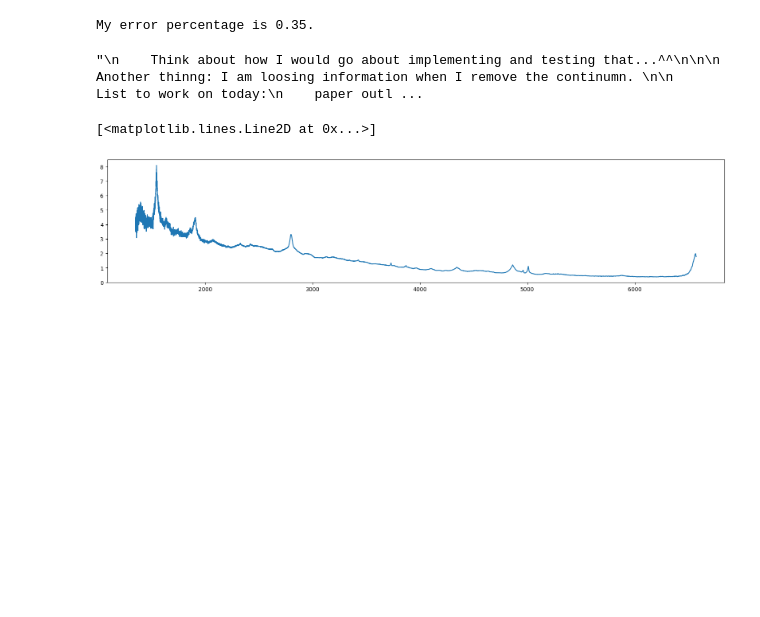
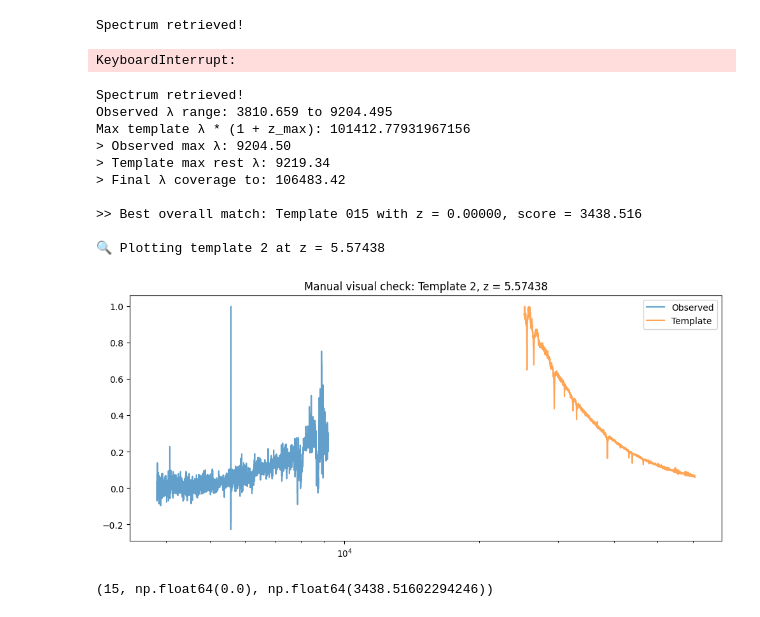
Before and after one commit to ripRoot/Redshift, a Jupyter notebook: redshift_notebooks/redshift_cross_correlation_simulation.ipynb, the cells around one changed output. Drawn from its saved outputs; the diff is of its cells as text; code cells hidden in the pictures; blank space fills up the shorter version.

Commit message:
ugh. Things.

```diff
--- a/redshift_notebooks/redshift_cross_correlation_simulation.ipynb
+++ b/redshift_notebooks/redshift_cross_correlation_simulation.ipynb
@@ -12,2 +7,4 @@ from astroquery.sdss import SDSS
+# %%
+template_spectra = crs.get_all_template_spectra()
 # %%
 flux, wavelength = crs.get_spectrum()
@@ -54,54 +15,22 @@ Iteration 4: best_shift=2899, best_z=0.13562, max_corr=3024.302
-# %%
-print(f"My error percentage is {np.abs((z - 0.136087) / 0.136087 * 100):.2f}.")
-# %% [output]
-My error percentage is 0.35.
-# %%
-# Real redshift of this spectrum is 0.136087
-# Found that my amplitude was messing up the cross correlation... let's try a fix before I go home
-# LOOK AT FIND AMPS LATER. ONLY A TEMPORARY FIX. REALLY BAD. FIND BETTER SOLUTION LATER! AHHHHHH!
-#ALso make it so I can download more than 1 spectrum in my data folder.
-
-
-# Think about it w/o knowing the rest lines.
-# another layer of complexity:
-# Now figure out what the rest wavelengths are, associated with any given set at a particular rest wavelength there
-# Templates
-# Loop over a set of templates + finding best redshift + combination of best template and best redshift
-
-'''
-    Think about how I would go about implementing and testing that...^^
-
-
-    Another thinng: I am loosing information when I remove the continumn.
-
-    List to work on today:
-    paper outline (jk i'll do it tomorrow)
-    easiest thing seems like looking into grabing those template spectrums.. going through them and grabing each one and correlating it! seems easy enough...
-
-    Refresh on ideal black bodies and how tempature affects the spectrum..
-'''
-# %% [output]
-"\n    Think about how I would go about implementing and testing that...^^\n\n\n    Another thinng: I am loosing information when I remove the continumn. \n\n    List to work on today:\n    paper outl ...
-# %%
-hdul = fits.open('../data/spDR2-032.fit')
-data = hdul[0].data  # shape (4, Npix)
-header = hdul[0].header
-
-# Extract flux: first row is the raw spectrum
-flux = data[0]
-
-# Extract log-wavelength coefficients from header
-coeff0 = header['COEFF0']  # e.g., log10(lambda_0)
-coeff1 = header['COEFF1']  # e.g., log10 step per pixel
-
-npix = flux.size
-pixel_indices = np.arange(npix)
-loglam = coeff0 + coeff1 * pixel_indices
-wavelength = 10 ** loglam
-
-# Plot
-plt.figure(figsize=(20,4))
-plt.plot(wavelength, flux)
-# %% [output]
-[<matplotlib.lines.Line2D at 0x...>]
-[figure, removed]
+# %%
+flux, wavelength = crs.get_spectrum(plate=266, mjd=51602, fiberID=9)
+mrc.redshift_estimate_for_z(wavelength, flux, template_spectra)
+# %% [output]
+Spectrum retrieved!
+KeyboardInterrupt:
+# %%
+flux, wavelength = crs.get_spectrum(plate=309, mjd=51994, fiberID=568)
+mrc.redshift_estimate_for_z(wavelength, flux, template_spectra)
+# %% [output]
+Spectrum retrieved!
+Observed λ range: 3810.659 to 9204.495
+Max template λ * (1 + z_max): 101412.77931967156
+> Observed max λ: 9204.50
+> Template max rest λ: 9219.34
+> Final λ coverage to: 106483.42
+
+>> Best overall match: Template 015 with z = 0.00000, score = 3438.516
+
+🔍 Plotting template 2 at z = 5.57438
+[figure, added]
+(15, np.float64(0.0), np.float64(3438.51602294246))
```
Also changed, not shown: parts of 5 cells of this notebook, 40 other files.
